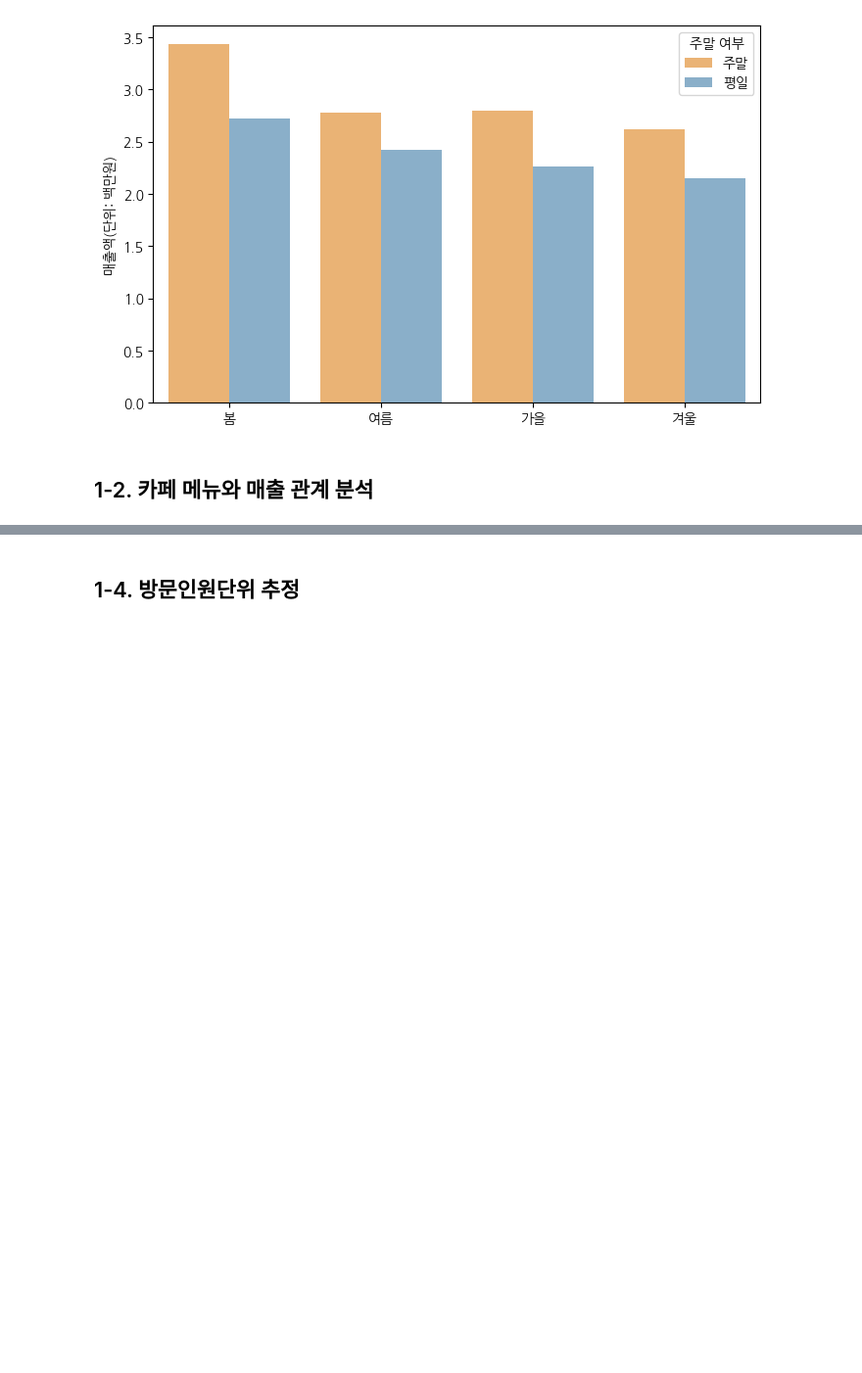
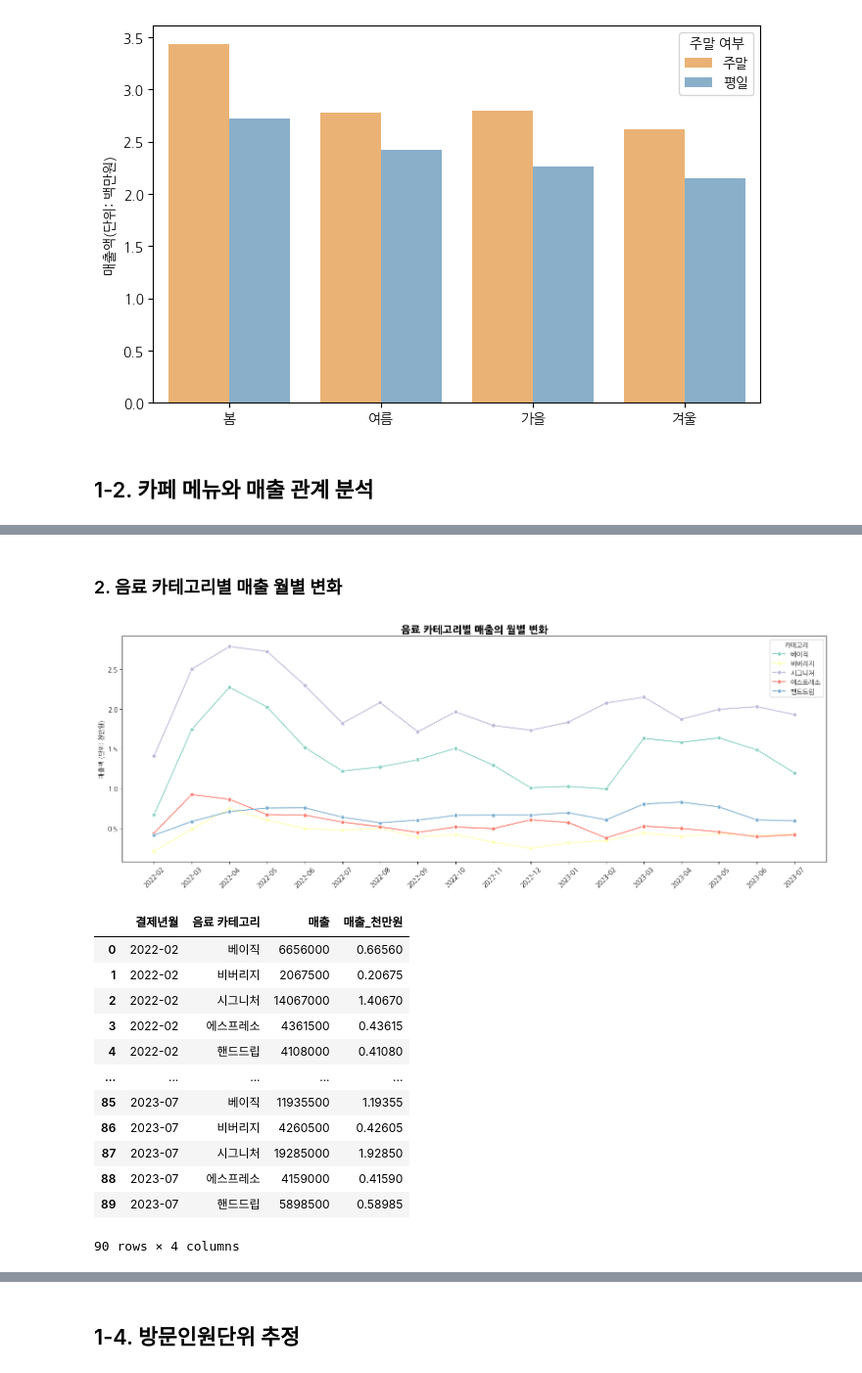
Before and after one commit to Parking93/Jeju_cafe_data_analysis_project, a Jupyter notebook: jeju_cafe_project.ipynb, the cells around one changed output, grey strips where cells are left out. Shown at 98% size. Drawn from its saved outputs; the diff is of its cells as text; code cells hidden in the pictures; blank space fills up the shorter version.

```diff
--- a/jeju_cafe_project.ipynb
+++ b/jeju_cafe_project.ipynb
@@ -274,0 +337,56 @@ plt.show()
+# %% [markdown]
+### 2. 음료 카테고리별 매출 월별 변화
+# %%
+# 음료 카테고리별 매출 월별 변화
+# menu_sales_df에서 메뉴 카테고리가 음료인 데이터만 추출한다.
+beverage_sales_df = menu_sales_df.loc[menu_sales_df['메뉴 카테고리'] == '음료'].copy()
+
+# 그래프 범례를 보기 쉽게 만들기 위해 Basic은 베이직으로 표기한다.
+beverage_sales_df['음료 카테고리'] = beverage_sales_df['카테고리'].replace({'Basic': '베이직'})
+
+# 결제년월과 음료 카테고리별 매출 합계를 계산한다.
+monthly_beverage_category_rev = (
+    beverage_sales_df
+    .groupby(['결제년월', '음료 카테고리'])['매출']
+    .sum()
+    .reset_index(name='매출')
+)
+
+# 그래프 해석을 쉽게 하기 위해 매출 단위를 원에서 천만원으로 변환한다.
+monthly_beverage_category_rev['매출_천만원'] = monthly_beverage_category_rev['매출'] / 1e7
+
+# 음료 카테고리별 매출의 월별 변화 시각화
+plt.figure(figsize=(16, 6))
+sns.lineplot(
+    data=monthly_beverage_category_rev,
+    x='결제년월',
+    y='매출_천만원',
+    hue='음료 카테고리',
+    marker='o',
+    palette=sns.color_palette('Set3'),
+)
+
+plt.title('음료 카테고리별 매출의 월별 변화', fontsize=16, weight='bold')
+plt.xlabel('')
+plt.ylabel('매출액 (단위: 천만원)')
+plt.xticks(rotation=45)
+plt.legend(title='카테고리')
+plt.tight_layout()
+plt.show()
+
+monthly_beverage_category_rev
+# %% [output]
+[figure, added]
+|  | 결제년월 | 음료 카테고리 | 매출 | 매출_천만원 |
+| 0 | 2022-02 | 베이직 | 6656000 | 0.66560 |
+| 1 | 2022-02 | 비버리지 | 2067500 | 0.20675 |
+| 2 | 2022-02 | 시그니처 | 14067000 | 1.40670 |
+| 3 | 2022-02 | 에스프레소 | 4361500 | 0.43615 |
+| 4 | 2022-02 | 핸드드립 | 4108000 | 0.41080 |
+| ... | ... | ... | ... | ... |
+| 85 | 2023-07 | 베이직 | 11935500 | 1.19355 |
+| 86 | 2023-07 | 비버리지 | 4260500 | 0.42605 |
+| 87 | 2023-07 | 시그니처 | 19285000 | 1.92850 |
+| 88 | 2023-07 | 에스프레소 | 4159000 | 0.41590 |
+| 89 | 2023-07 | 핸드드립 | 5898500 | 0.58985 |
+90 rows × 4 columns
```
Also changed, not shown: parts of 25 cells of this notebook.
